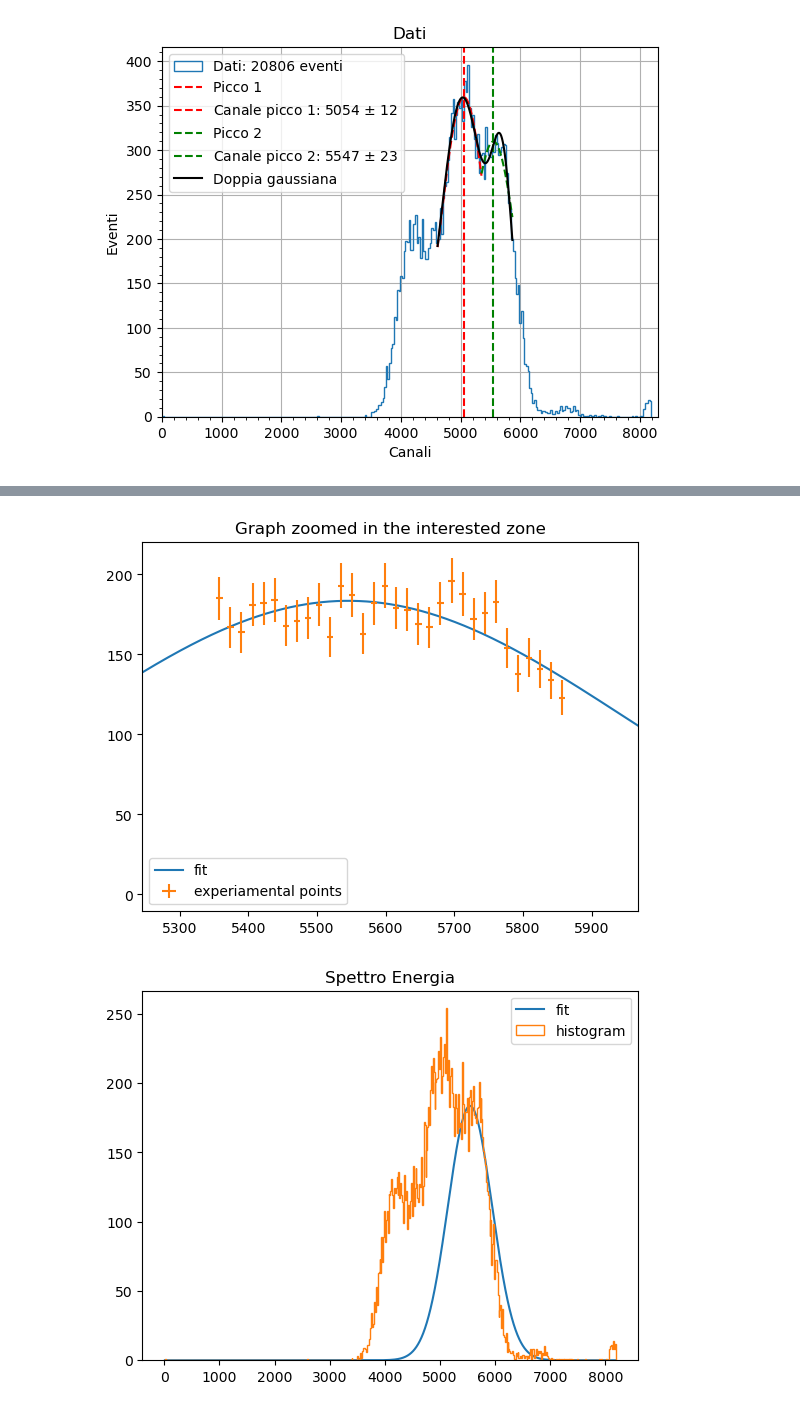
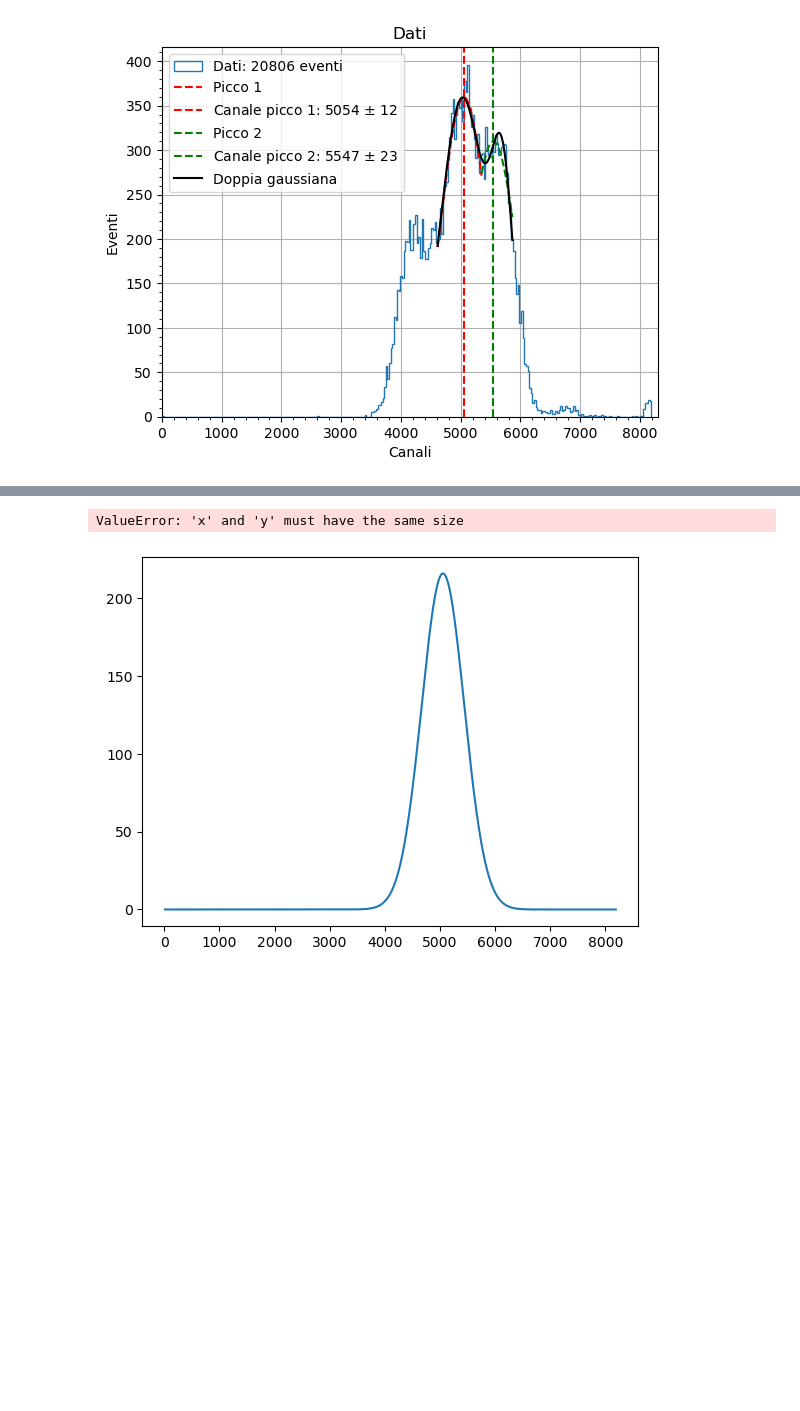
Before and after one commit to ChrisTangaNunz/particle-lab, a Jupyter notebook: asd.ipynb, the cells around one changed output, grey strips where cells are left out. Drawn from its saved outputs; the diff is of its cells as text; code cells hidden in the pictures; blank space fills up the shorter version.

```diff
--- a/asd.ipynb
+++ b/asd.ipynb
@@ -341,11 +342,11 @@ p_sigma = np.sqrt(np.diag(cov_matrix))
 err=np.array(p_sigma)
 
 print('_______________________________')
-z=np.linspace(min(ex), max(ex), 1000)
+x=np.linspace(min(ex), max(ex), 1000)
 
 
-y_output = gaus(z, C=fitting_params[0],mean=fitting_params[1],sigma=fitting_params[2])
-plt.plot(z,y_output,color='r', ls= '--', label='Picco 1')
+y_output = gaus(x, C=fitting_params[0],mean=fitting_params[1],sigma=fitting_params[2])
+plt.plot(x,y_output,color='r', ls= '--', label='Picco 1')
 
 plt.axvline(x=fitting_params[1], color='r', linestyle='--', label=f'Canale picco 1: {round(fitting_params[1])} $\pm$ ' f'{round(err[1])}')
 
@@ -564,36 +553,24 @@ plt.show()
-# %%
-file = r"Data\290323\290323_test6(20gradi).dat"
-inf=5349
-sup=5866
-y,E,dy,dE,_ = clean_data(file,inf, sup,_)
-popt, pcov, minimo, massimo =best_fit(file, inf, sup, _ )
-z2=np.linspace(minimo, massimo, 100000)
-y_output2 = gaus2(z2, C2=popt[0],mean2=popt[1],sigma2=popt[2])
-
-plt.plot(z,y_output, label='fit')
-
-plt.errorbar(E,y,dy,dE,' ', label='experiamental points')
-
-left=min(E)
-right=max(E)
-
-left=left-(right+left)/100
-right=right+(right+left)/100
-plt.xlim(left=left,right=right)
-
-
-plt.title("Graph zoomed in the interested zone")
-plt.legend()
-plt.show()
-
-plt.plot(z2,y_output2, label='fit')
-
-
-plt.hist(apri(file),bins= 2000 if sorgenti[i]== "americio" else 500, histtype='step',label='histogram')
-
-plt.title("Spettro Energia")
-plt.legend()
-plt.show()
-# %% [output]
-[figure, removed]
-[figure, removed]
+# %%
+file = r"Data\290323\290323_test6(20gradi).dat"
+inf1=4612
+sup1=5349
+popt1,pcov1=zoom_in_plot(file,inf1,sup1)
+
+inf2=5349
+sup2=5866
+popt2,pcov2=zoom_in_plot(file,inf2,sup2)
+
+
+x=np.linspace(3000,8000,500)
+y=gaus(x,*popt1)
+plt.plot(x,y, label='fit')
+
+
+plt.hist(apri(file),bins= 2000 if sorgenti[i]== "americio" else 500, histtype='step',label='histogram')
+
+plt.title("Spettro Energia")
+plt.legend()
+plt.show()
+# %% [output]
+ValueError: 'x' and 'y' must have the same size
+[figure, added]
```
Also changed, not shown: parts of 7 cells of this notebook, 22 other files.
